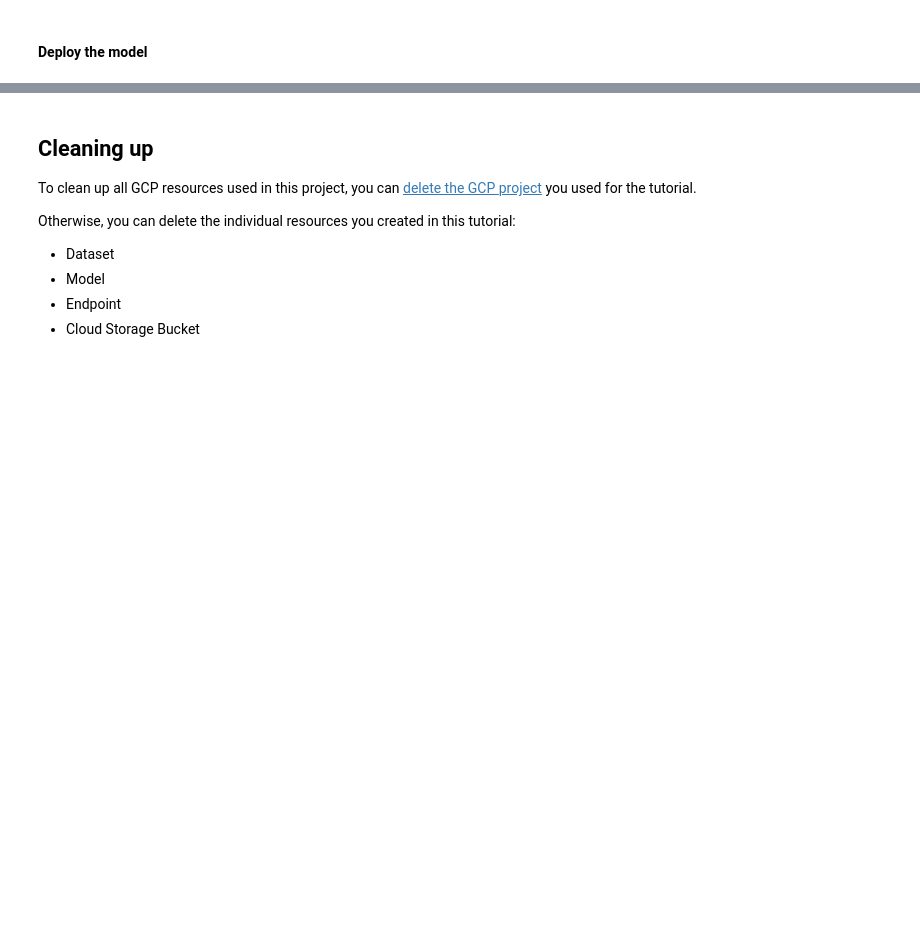
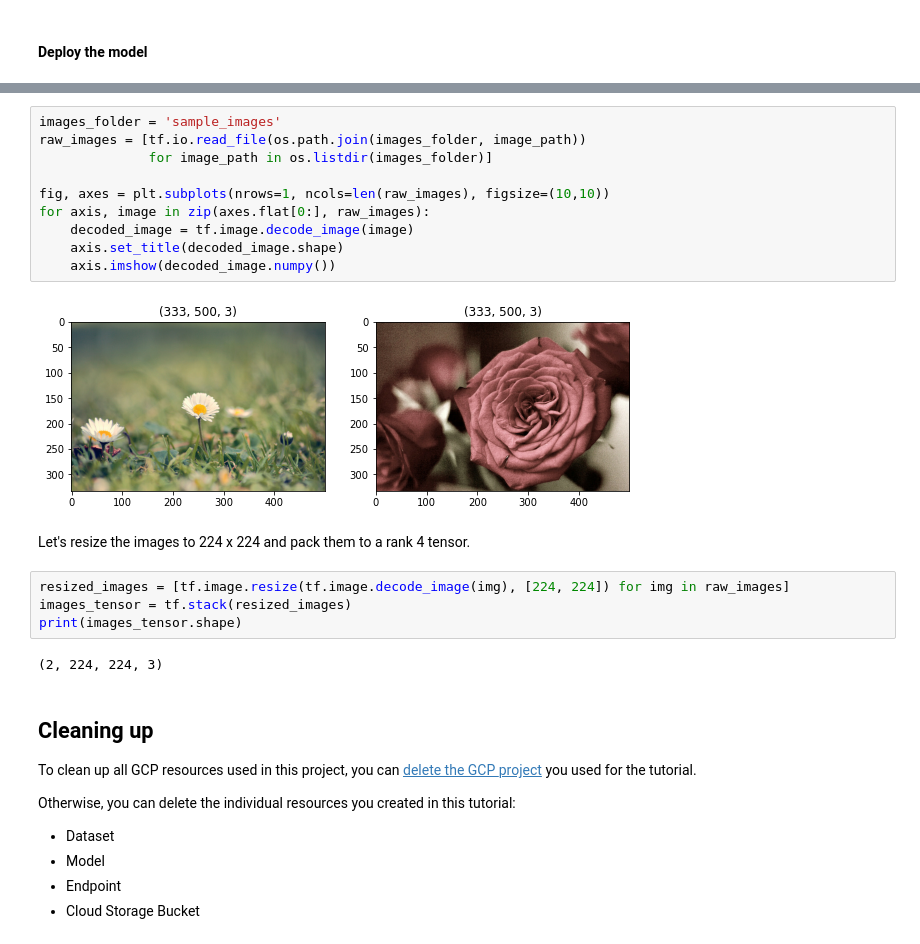
Before and after one commit to jarokaz/ucaip, a Jupyter notebook: 01-caip-training/01-training_pipeline_custom_job_image_dataset.ipynb, the cells around one changed output, grey strips where cells are left out. Cells and saved outputs as stored; diff of their text form; blank space fills up the shorter version.

```diff
--- a/01-caip-training/01-training_pipeline_custom_job_image_dataset.ipynb
+++ b/01-caip-training/01-training_pipeline_custom_job_image_dataset.ipynb
@@ -1066,3 +1132,23 @@ Long running operation: projects/895222332033/locations/us-central1/endpoints/85
+# %%
+images_folder = 'sample_images'
+raw_images = [tf.io.read_file(os.path.join(images_folder, image_path))
+              for image_path in os.listdir(images_folder)]
+
+fig, axes = plt.subplots(nrows=1, ncols=len(raw_images), figsize=(10,10))
+for axis, image in zip(axes.flat[0:], raw_images):
+    decoded_image = tf.image.decode_image(image)
+    axis.set_title(decoded_image.shape)
+    axis.imshow(decoded_image.numpy())
+# %% [output]
+[figure, added]
+# %% [markdown]
+Let's resize the images to 224 x 224 and pack them to a rank 4 tensor.
+# %%
+resized_images = [tf.image.resize(tf.image.decode_image(img), [224, 224]) for img in raw_images]
+images_tensor = tf.stack(resized_images)
+print(images_tensor.shape)
+# %% [output]
+(2, 224, 224, 3)
 # %% [markdown]
 ## Cleaning up
 
```
Also changed, not shown: parts of 15 cells of this notebook.
